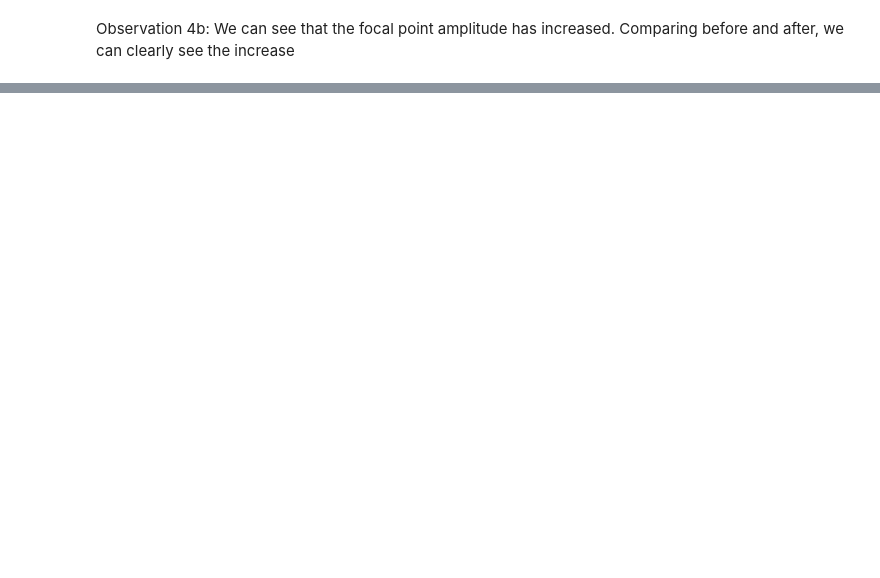
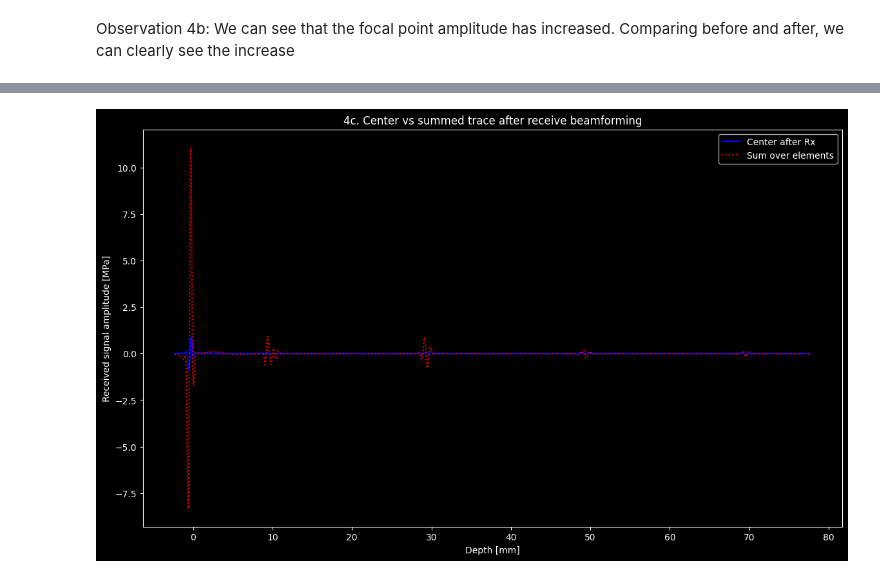
Before and after one commit to magnusgogstad/MEDT4165_ovinger, a Jupyter notebook: Exercise_5.ipynb, the cells around one changed output, grey strips where cells are left out. Saved outputs shown, nothing was run; the diff lists cells and outputs as text; code cells hidden in the pictures; blank space fills up the shorter version.

```diff
--- a/Exercise_5.ipynb
+++ b/Exercise_5.ipynb
@@ -916,0 +967,4 @@ __signalPlot__() # We can see the reflection.
+# %%
+# Run simulation
+sensor_data = run_simulation()
+p_field = np.reshape(sensor_data["p"], (kgrid.Nt, Nx, Ny), order="F")
@@ -916,0 +989,35 @@ __signalPlot__() # We can see the reflection.
+# %%
+# time × elements
+rf = p_field[:, aperture_elements, 0]        # BEFORE delays
+rf_delayed = np.zeros_like(rf)               # AFTER delays
+
+# Delay ..
+for i in range(len(aperture_elements)):
+    Nd = int(delayMap_rx[i])
+    tmp = np.roll(rf[:, i], -Nd)
+    if Nd > 0:
+        tmp[-Nd:] = 0
+    rf_delayed[:, i] = tmp
+
+#.. And sum
+sensor_sum = np.sum(rf_delayed, axis=1)
+
+t_arr = np.squeeze(kgrid.t_array)
+x_arr = t_arr * c0/2
+x_arr_off = x_arr - np.max(delayMap)*kgrid.dt*c0
+
+# pick center element
+center_idx = len(aperture_elements)//2
+center_after = rf_delayed[:, center_idx]
+center_line_before = rf[:, center_idx]
+# %%
+fig, ax = plt.subplots(figsize=(14,8))
+ax.plot(x_arr_off*1e3, center_after/1e6,'b', linestyle='solid', label='Center after Rx')
+ax.plot(x_arr_off*1e3, sensor_sum/1e6,   'r--',linestyle='dotted', label='Sum over elements')
+plt.xlabel('Depth [mm]')
+plt.ylabel('Received signal amplitude [MPa]')
+plt.title('4c. Center vs summed trace after receive beamforming')
+plt.legend()
+plt.show()
+# %% [output]
+[figure, added]
```
Also changed, not shown: parts of 23 cells of this notebook.
